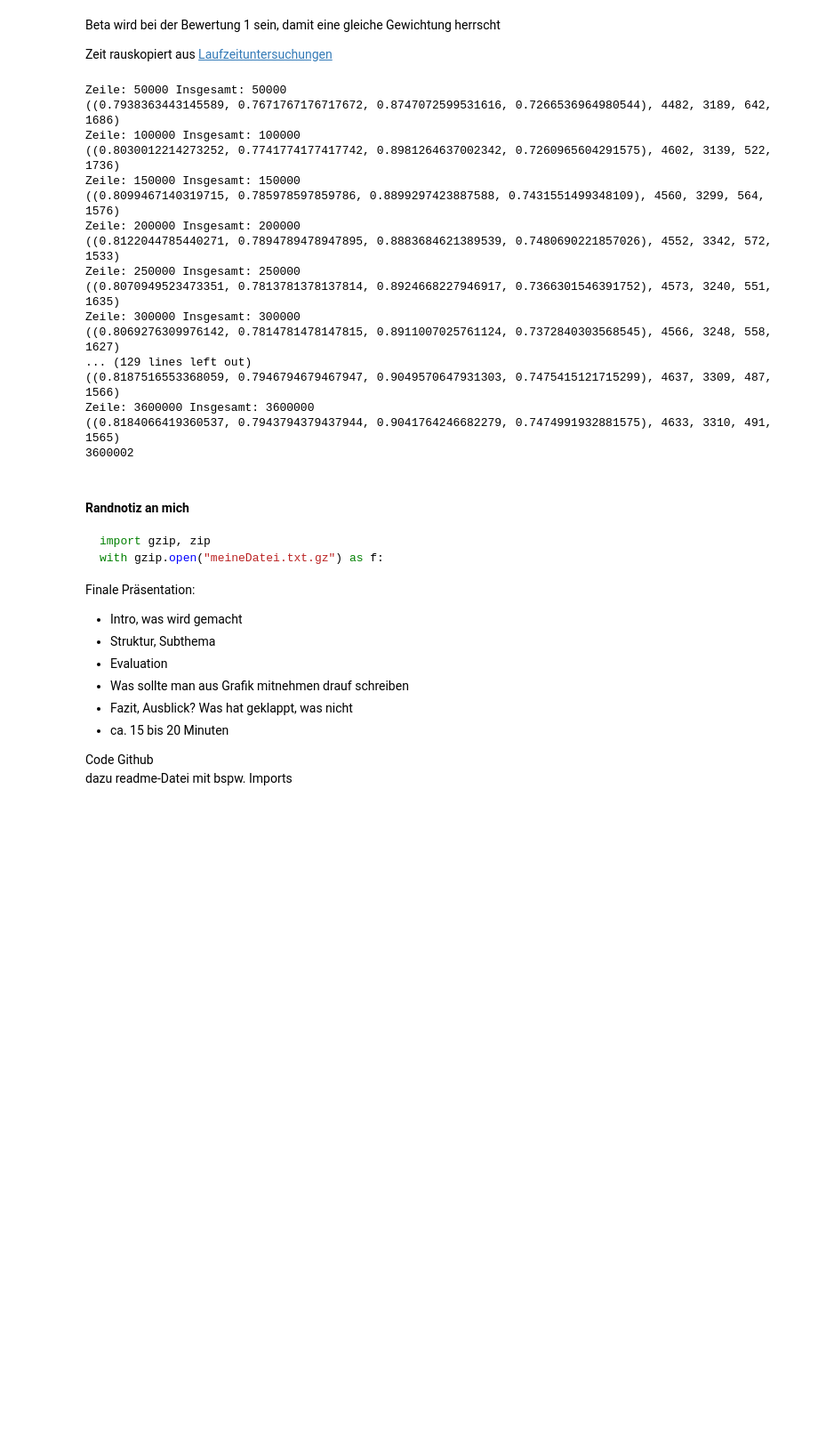
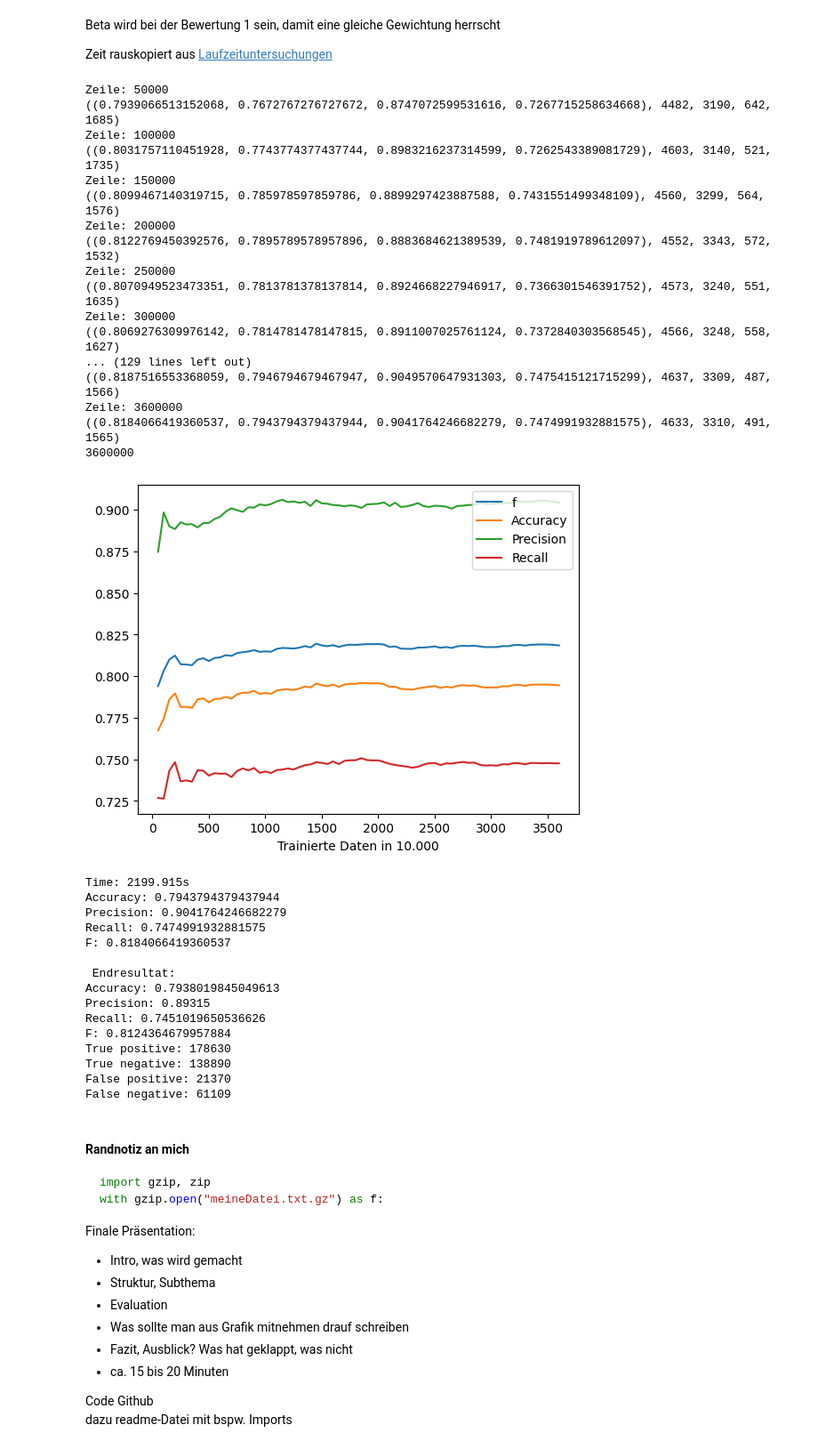
Before and after one commit to nicomir02/Sentiment-Analysis, a Jupyter notebook: SentimentAnalysis1.0.ipynb, the cells around one changed output. Shown: that part at 89% size. Cells and saved outputs as stored; diff of their text form; code cells hidden in the pictures; blank space fills up the shorter version.

````diff
--- a/SentimentAnalysis1.0.ipynb
+++ b/SentimentAnalysis1.0.ipynb
@@ -496,13 +495,12 @@ Beta wird bei der Bewertung 1 sein, damit eine gleiche Gewichtung herrscht
 Zeit rauskopiert aus <a href="https://gertingold.github.io/pythonnawi/profiling.html">Laufzeituntersuchungen</a>
 # %%
 nn = NeuronalNetwork("6")
-zeil = 0
 
 learningcurve = []
 start = time.time()
 with open('train.csv', encoding='utf-8') as csvdatei:
     csv_reader_object = csv.reader(csvdatei)
-    zeile = 1;
+    zeile = 0;
     gespeichert = 0
     for row in csv_reader_object:
         if zeile > 1:
@@ -514,10 +512,9 @@ with open('train.csv', encoding='utf-8') as csvdatei:
             #print(rate)
             nn.trainModel(row[1], rate)
             nn.trainModel(row[2], rate)
-        zeil += 1
         zeile +=1
-        if zeil % 50000 == 0 and zeil != 0:
-            print("Zeile: " + str(zeile-1) + " Insgesamt: " + str(zeil))
+        if zeile % 50000 == 0 and zeile != 0:
+            print("Zeile: " + str(zeile))
             learning = testing(nn)
             print(learning)
             learningcurve.append(learning)
@@ -526,62 +523,84 @@ with open('train.csv', encoding='utf-8') as csvdatei:
 ende = time.time()
 timetrainwithcurve = '{:5.3f}s'.format(ende-start)
 # %% [output]
-Zeile: 50000 Insgesamt: 50000
-((0.7938363443145589, 0.7671767176717672, 0.8747072599531616, 0.7266536964980544), 4482, 3189, 642, 1686)
-Zeile: 100000 Insgesamt: 100000
-((0.8030012214273252, 0.7741774177417742, 0.8981264637002342, 0.7260965604291575), 4602, 3139, 522, 1736)
-Zeile: 150000 Insgesamt: 150000
+Zeile: 50000
+((0.7939066513152068, 0.7672767276727672, 0.8747072599531616, 0.7267715258634668), 4482, 3190, 642, 1685)
+Zeile: 100000
+((0.8031757110451928, 0.7743774377437744, 0.8983216237314599, 0.7262543389081729), 4603, 3140, 521, 1735)
+Zeile: 150000
 ((0.8099467140319715, 0.785978597859786, 0.8899297423887588, 0.7431551499348109), 4560, 3299, 564, 1576)
-Zeile: 200000 Insgesamt: 200000
-((0.8122044785440271, 0.7894789478947895, 0.8883684621389539, 0.7480690221857026), 4552, 3342, 572, 1533)
-Zeile: 250000 Insgesamt: 250000
+Zeile: 200000
+((0.8122769450392576, 0.7895789578957896, 0.8883684621389539, 0.7481919789612097), 4552, 3343, 572, 1532)
+Zeile: 250000
 ((0.8070949523473351, 0.7813781378137814, 0.8924668227946917, 0.7366301546391752), 4573, 3240, 551, 1635)
-Zeile: 300000 Insgesamt: 300000
+Zeile: 300000
 ((0.8069276309976142, 0.7814781478147815, 0.8911007025761124, 0.7372840303568545), 4566, 3248, 558, 1627)
 ... (129 lines left out)
 ((0.8187516553368059, 0.7946794679467947, 0.9049570647931303, 0.7475415121715299), 4637, 3309, 487, 1566)
-Zeile: 3600000 Insgesamt: 3600000
+Zeile: 3600000
 ((0.8184066419360537, 0.7943794379437944, 0.9041764246682279, 0.7474991932881575), 4633, 3310, 491, 1565)
-3600002
+3600000
 # %%
 x = []
 z = 0
 for y in learningcurve:
     z+=50
     x.append(z)
 
 accuracy = []
 recall = []
 precision = []
 f = []
 
 for a in range(len(learningcurve)):
-    f.append(learningcurve[a][0])
-    accuracy.append(learningcurve[a][1])
-    recall.append(learningcurve[a][3])
-    precision.append(learningcurve[a][2])
+    f.append(learningcurve[a][0][0])
+    accuracy.append(learningcurve[a][0][1])
+    recall.append(learningcurve[a][0][3])
+    precision.append(learningcurve[a][0][2])
 plt.plot(x, f, label="f")
 plt.plot(x, accuracy, label="Accuracy")
 plt.plot(x, precision, label="Precision")
 plt.plot(x, recall, label="Recall")
 plt.legend(loc="best")
 plt.xlabel("Trainierte Daten in 10.000")
 plt.show()
 
 print("Time: " + str(timetrainwithcurve))
 
-print("Accuracy: " + str(learningcurve[len(learningcurve)-1][1]))
-print("Precision: " + str(learningcurve[len(learningcurve)-1][2]))
-print("Recall: " + str(learningcurve[len(learningcurve)-1][3]))
-print("F: " + str(learningcurve[len(learningcurve)-1][0]))
+print("Accuracy: " + str(learningcurve[len(learningcurve)-1][0][1]))
+print("Precision: " + str(learningcurve[len(learningcurve)-1][0][2]))
+print("Recall: " + str(learningcurve[len(learningcurve)-1][0][3]))
+print("F: " + str(learningcurve[len(learningcurve)-1][0][0]))
 
 learning = testing(nn, 400000)
 learningcurve.append(learning)
 print("\n Endresultat: ")
-print("Accuracy: " + str(learningcurve[len(learningcurve)-1][1]))
-print("Precision: " + str(learningcurve[len(learningcurve)-1][2]))
-print("Recall: " + str(learningcurve[len(learningcurve)-1][3]))
-print("F: " + str(learningcurve[len(learningcurve)-1][0]))
+print("Accuracy: " + str(learningcurve[len(learningcurve)-1][0][1]))
+print("Precision: " + str(learningcurve[len(learningcurve)-1][0][2]))
+print("Recall: " + str(learningcurve[len(learningcurve)-1][0][3]))
+print("F: " + str(learningcurve[len(learningcurve)-1][0][0]))
+#truepositive, truenegative, falsepositive, falsenegative
+print("True positive: " + str(learningcurve[len(learningcurve)-1][1]))
+print("True negative: " + str(learningcurve[len(learningcurve)-1][2]))
+print("False positive: " + str(learningcurve[len(learningcurve)-1][3]))
+print("False negative: " + str(learningcurve[len(learningcurve)-1][4]))
+# %% [output]
+[figure, added]
+Time: 2199.915s
+Accuracy: 0.7943794379437944
+Precision: 0.9041764246682279
+Recall: 0.7474991932881575
+F: 0.8184066419360537
+
+ Endresultat:
+Accuracy: 0.7938019845049613
+Precision: 0.89315
+Recall: 0.7451019650536626
+F: 0.8124364679957884
+True positive: 178630
+True negative: 138890
+False positive: 21370
+False negative: 61109
 # %% [markdown]
 #### Randnotiz an mich
 ```python
````
Also changed, not shown: parts of 3 cells of this notebook, 3 other files.
